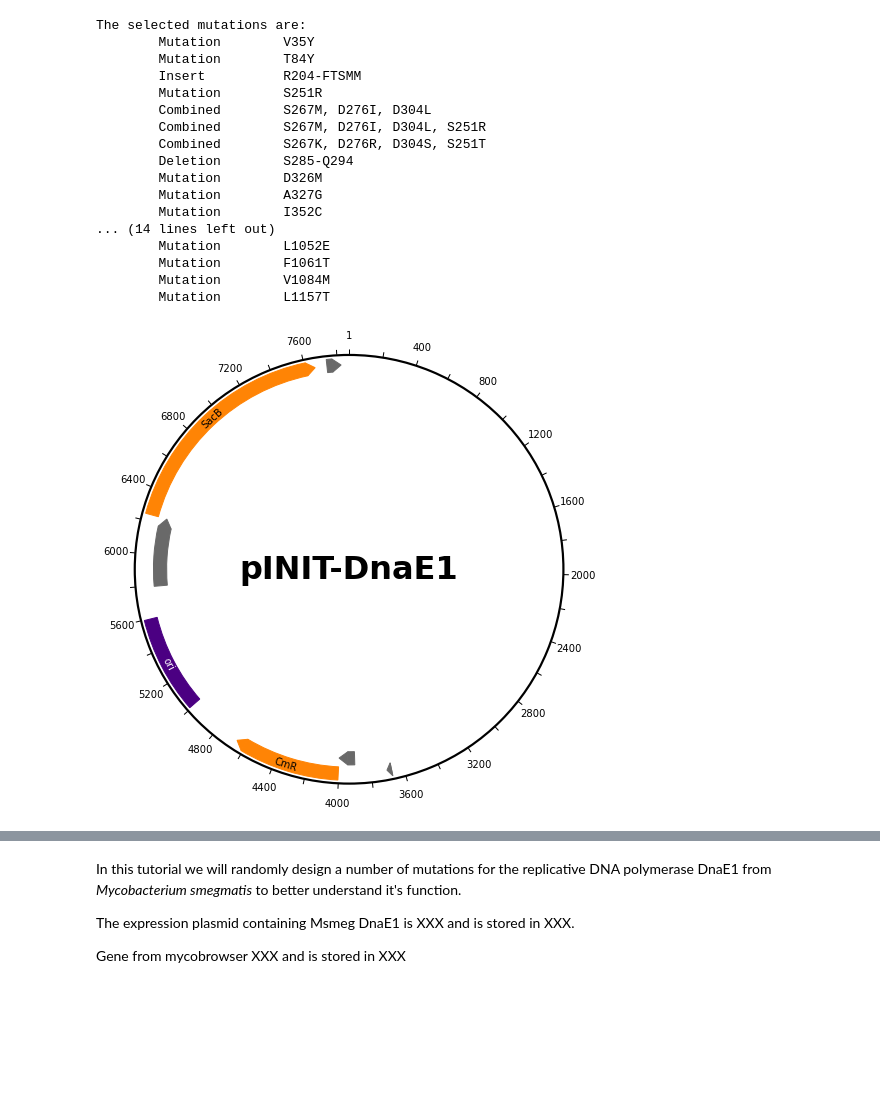
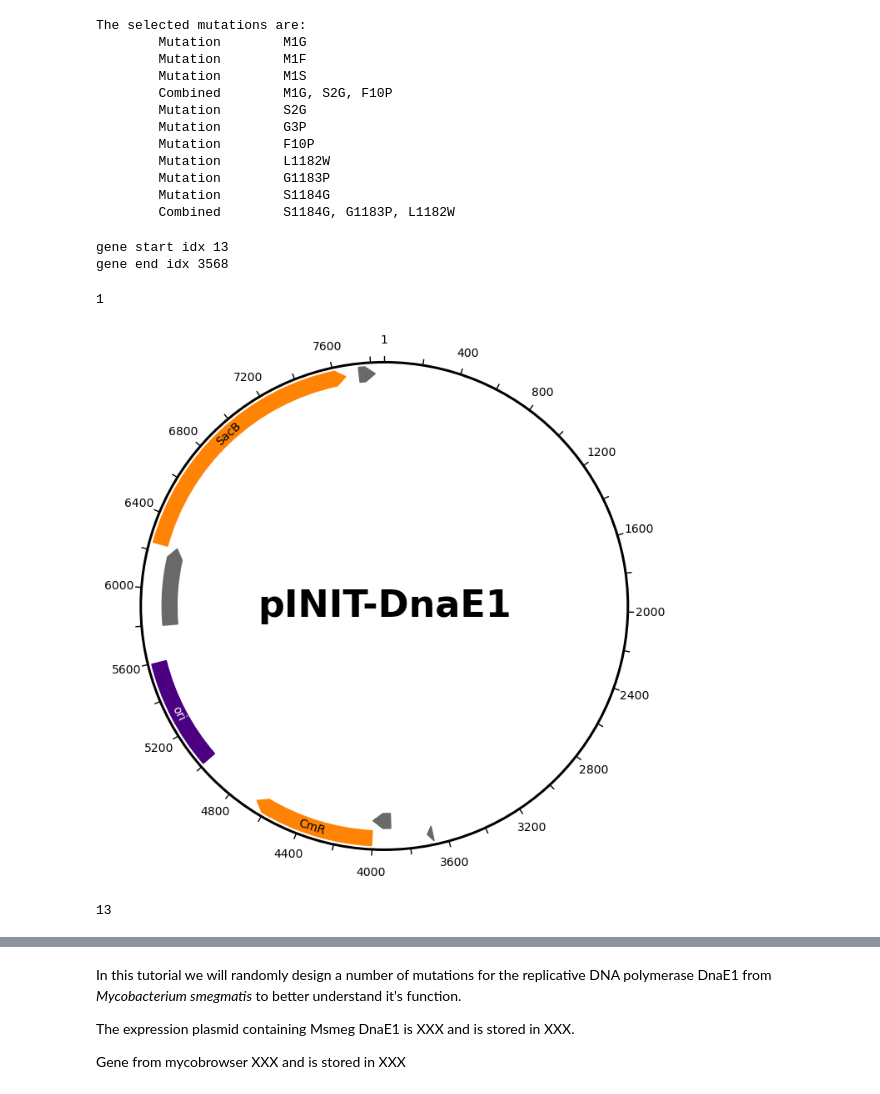
Before and after one commit to CDDLeiden/PyVADesign, a Jupyter notebook: tutorial/tutorial.ipynb, the cells around one changed output, grey strips where cells are left out. Drawn from its saved outputs; the diff is of its cells as text; code cells hidden in the pictures; blank space fills up the shorter version.

Commit message:
allow mutations in beginning and end of gene

```diff
--- a/tutorial/tutorial.ipynb
+++ b/tutorial/tutorial.ipynb
@@ -27,9 +28,10 @@ from src.utils import Utils, SnapGene
 
 mutations_file = 'files/mutations.txt'
 mutations_file = 'files/mutations_random_DnaE1_N27_2024-04-12.txt'
-# mutations_file = 'files/mutations_random_DnaE1_N27_2024-04-12_2.txt'
-# mutations_file = 'files/mutations_random_DnaE1_N27_2024-04-12_3.txt'
+mutations_file = 'files/mutations_random_DnaE1_N27_2024-04-12_2.txt'
+mutations_file = 'files/mutations_random_DnaE1_N27_2024-04-12_3.txt'
 mutations_file = 'files/mutations_random_DnaE1_N27_2024-04-12_4.txt'
+mutations_file = 'files/mutations_begin_end_of_gene.txt'
 
 mutation_instance = Mutation()
 mutation_instance.parse_mutations(mutations_file)
@@ -39,22 +41,17 @@ mutation_instance.parse_mutations(mutations_file)
 mutation_instance.print_mutations()
 # %% [output]
 The selected mutations are:
-        Mutation        V35Y
-        Mutation        T84Y
-        Insert          R204-FTSMM
-        Mutation        S251R
-        Combined        S267M, D276I, D304L
-        Combined        S267M, D276I, D304L, S251R
-        Combined        S267K, D276R, D304S, S251T
-        Deletion        S285-Q294
-        Mutation        D326M
-        Mutation        A327G
-        Mutation        I352C
-... (14 lines left out)
-        Mutation        L1052E
-        Mutation        F1061T
-        Mutation        V1084M
-        Mutation        L1157T
+        Mutation        M1G
+        Mutation        M1F
+        Mutation        M1S
+        Combined        M1G, S2G, F10P
+        Mutation        S2G
+        Mutation        G3P
+        Mutation        F10P
+        Mutation        L1182W
+        Mutation        G1183P
+        Mutation        S1184G
+        Combined        S1184G, G1183P, L1182W
 # %%
 # Create a Plasmid object and parse the input plasmid from the files/ directory
 
@@ -62,8 +59,12 @@ sequence_file = 'files/A0QX55.fasta'
 vector_file = 'files/vector.dna'
 
 sequence_instance = Plasmid()
+sequence_instance.parse_vector(vector_file)
 sequence_instance.parse_sequence(sequence_file)
-sequence_instance.parse_vector(vector_file)
+# %% [output]
+gene start idx 13
+gene end idx 3568
+1
 # %%
 # Create a SnapGene instance to write the eBlocks features to a snapgene file
 
@@ -84,18 +85,19 @@ design_instance = EblockDesign(mutation_instance=mutation_instance,
 # %%
 # Create a Plots object and check the input vector
 
 # Create the Plot object
 plot_instance = Plot(mutation_instance=mutation_instance,
                      eblocks_design_instance=design_instance,
                      sequence_instance=sequence_instance,
-                     output_dir=output_dir)
+                     output_dir=output_dir,
+                     show=True)
 
 # Check the input vector
 plot_instance.plot_vector(figsize=(7, 7));
 
 # TODO Show eBlocks in vector as well
 # %% [output]
-[figure, old version]
+[figure, new version]
 # %%
 # TODO Add plasmid visaulization of eBlock features
 
@@ -133,6 +135,10 @@ plot_instance.plot_vector(figsize=(7, 7));
 # gd_diagram.write("plasmid_map.png", "png")
 # %%
 # TODO Descibe the vector here, the gene etc
+# %%
+35 - 22
+# %% [output]
+13
 # %%
 # Now that we have checked our vector, it is time to run the eBlock design process
 
```
Also changed, not shown: parts of 6 cells of this notebook, 13 other files.
